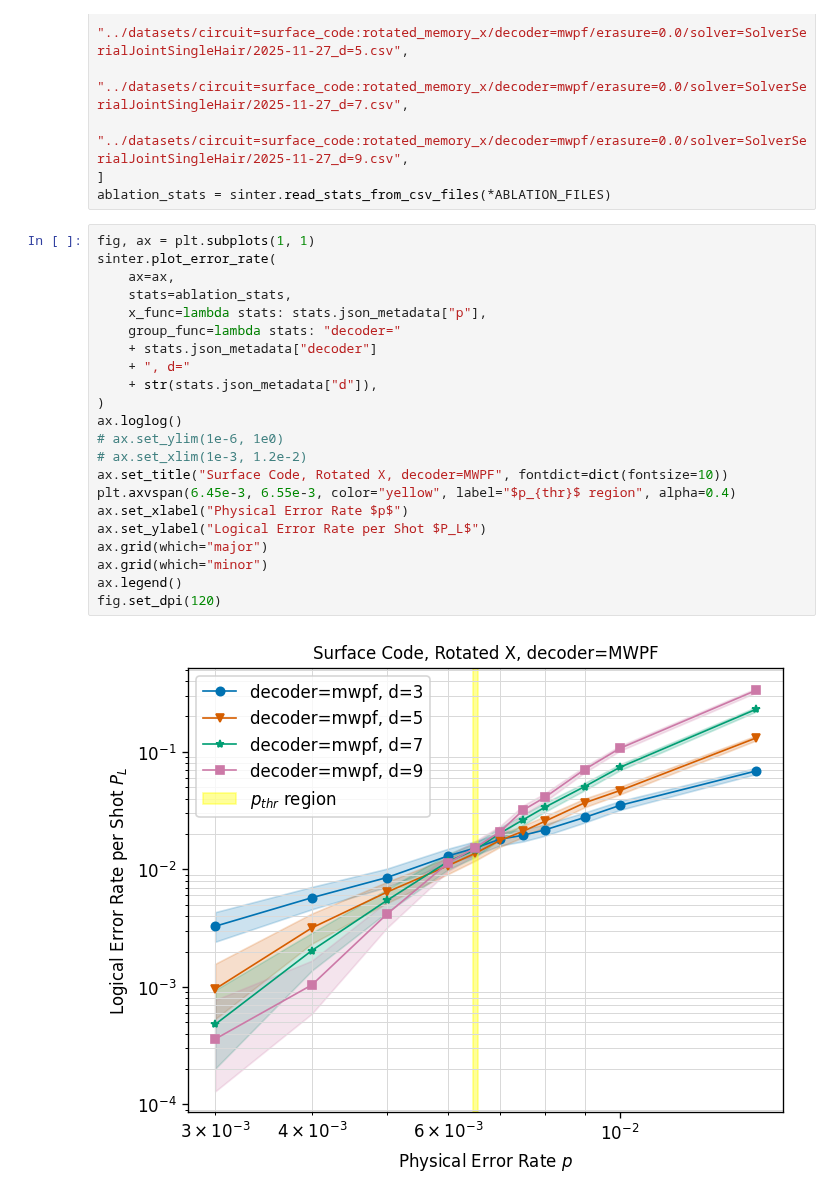
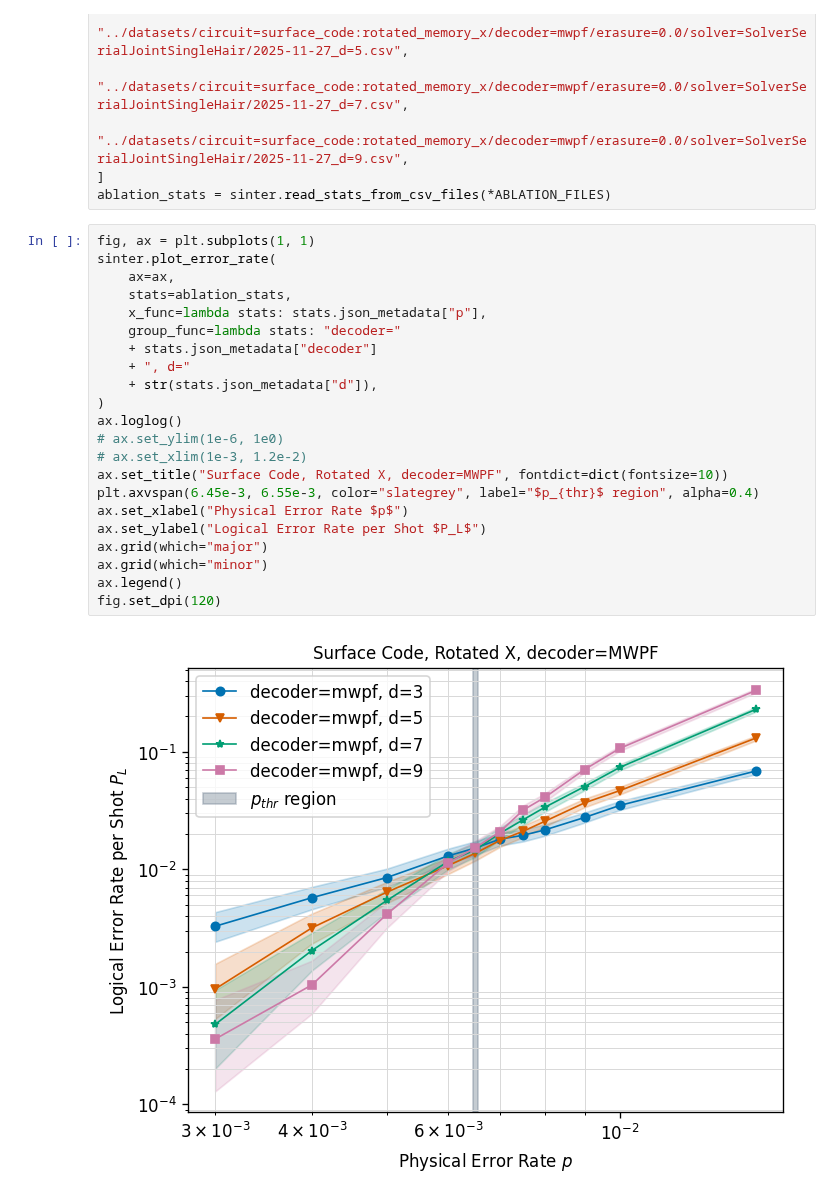
Before and after one commit to leigh-johnson/C191A-qubit-minesweeper, a Jupyter notebook: notebooks/fig1.ipynb, the cells around one changed output. Drawn from its saved outputs; the diff is of its cells as text.

```diff
--- a/notebooks/fig1.ipynb
+++ b/notebooks/fig1.ipynb
@@ -77,27 +78,27 @@ ablation_stats = sinter.read_stats_from_csv_files(*ABLATION_FILES)
 # %%
 fig, ax = plt.subplots(1, 1)
 sinter.plot_error_rate(
     ax=ax,
     stats=ablation_stats,
     x_func=lambda stats: stats.json_metadata["p"],
     group_func=lambda stats: "decoder="
     + stats.json_metadata["decoder"]
     + ", d="
     + str(stats.json_metadata["d"]),
 )
 ax.loglog()
 # ax.set_ylim(1e-6, 1e0)
 # ax.set_xlim(1e-3, 1.2e-2)
 ax.set_title("Surface Code, Rotated X, decoder=MWPF", fontdict=dict(fontsize=10))
-plt.axvspan(6.45e-3, 6.55e-3, color="yellow", label="$p_{thr}$ region", alpha=0.4)
+plt.axvspan(6.45e-3, 6.55e-3, color="slategrey", label="$p_{thr}$ region", alpha=0.4)
 ax.set_xlabel("Physical Error Rate $p$")
 ax.set_ylabel("Logical Error Rate per Shot $P_L$")
 ax.grid(which="major")
 ax.grid(which="minor")
 ax.legend()
 fig.set_dpi(120)
 # %% [output]
-[figure, old version]
+[figure, new version]
 # %%
 fig, ax = plt.subplots(1, 1)
 sinter.plot_error_rate(
```
Also changed, not shown: parts of 5 cells of this notebook.
